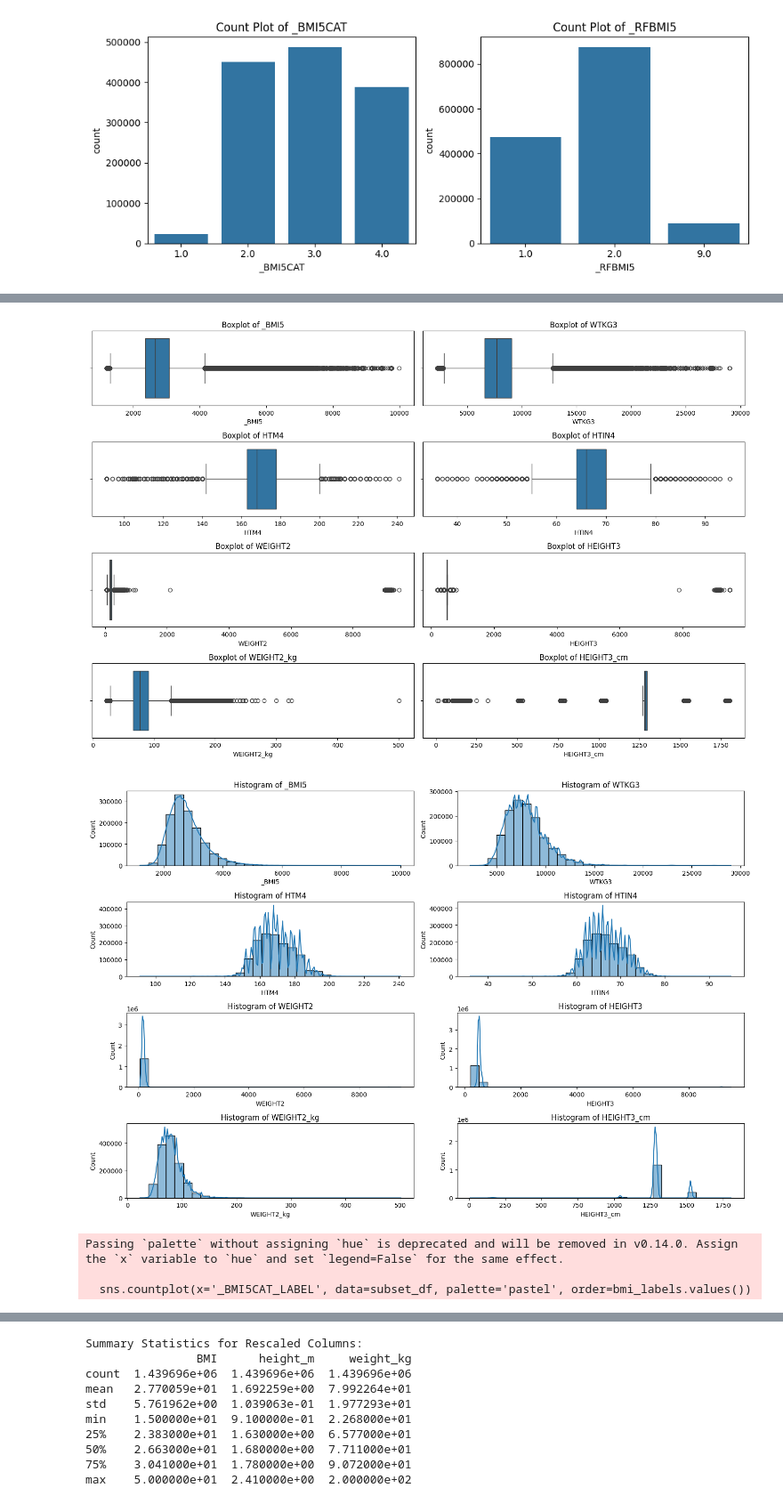
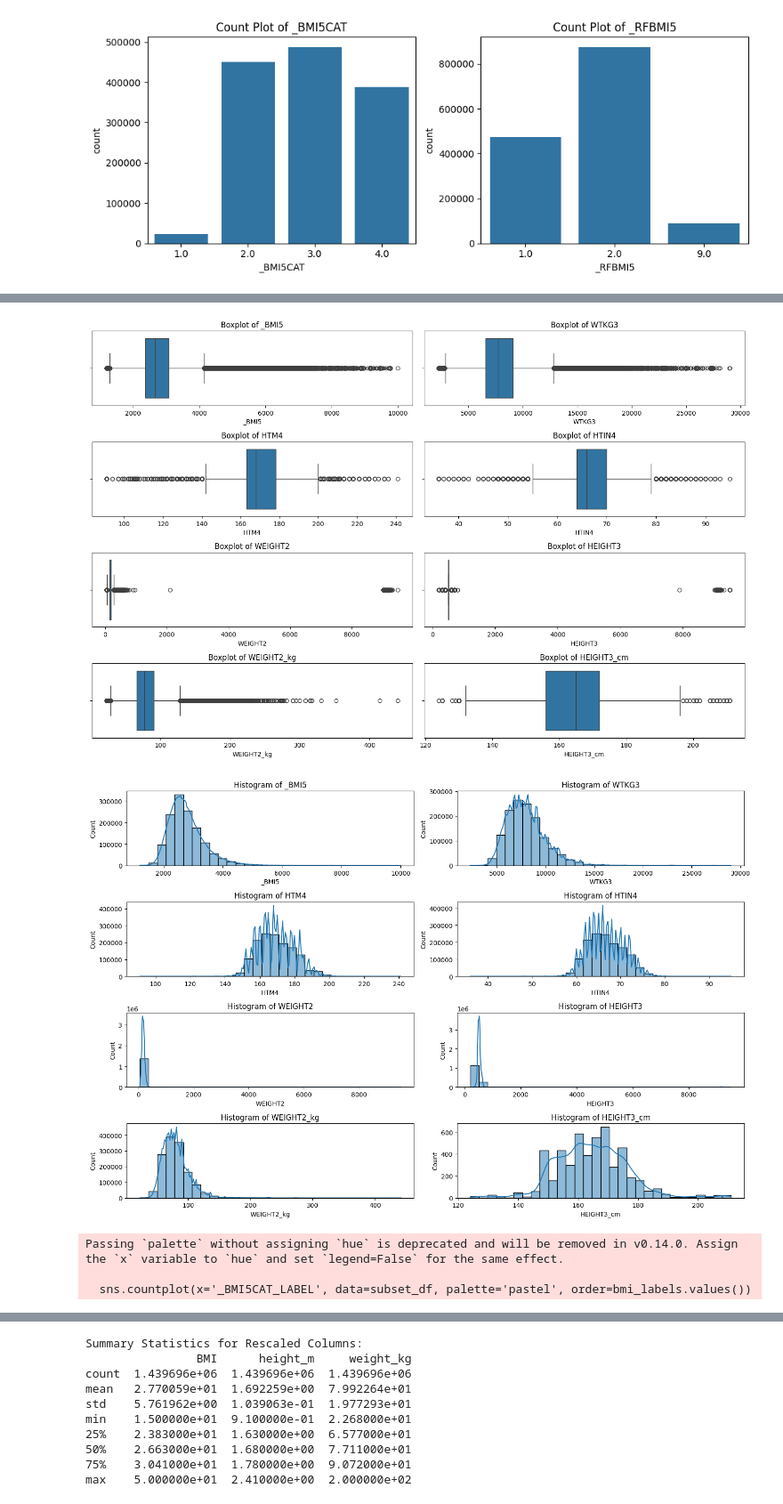
Before and after one commit to HasithaErandika/HealthIntel, a Jupyter notebook: notebooks/02_feature_engineering.ipynb, the cells around one changed output, grey strips where cells are left out. Shown at 89% size. Drawn from its saved outputs; the diff is of its cells as text; code cells hidden in the pictures.

```diff
--- a/notebooks/02_feature_engineering.ipynb
+++ b/notebooks/02_feature_engineering.ipynb
@@ -148,11 +148,13 @@ for col in continuous_cols:
 # Step 2: Convert units for consistency
 # Handle WEIGHT2 (pounds if <500, kg if 9000+)
 subset_df['WEIGHT2_kg'] = subset_df['WEIGHT2'].apply(
-    lambda x: x * 0.453592 if x < 500 else (x - 9000) if x >= 9000 else np.nan
+    lambda x: x * 0.453592 if (x >= 50 and x <= 999) else
+              (x - 9000) if (x >= 9023 and x <= 9200) else np.nan
 )
 # Handle HEIGHT3 (inches if <800, cm if 9000+)
 subset_df['HEIGHT3_cm'] = subset_df['HEIGHT3'].apply(
-    lambda x: x * 2.54 if x < 800 else (x - 9000) if x >= 9000 else np.nan
+    lambda x: x * 2.54 if (x >= 48 and x <= 96) else
+              (x - 9000) if (x >= 9122 and x <= 9244) else np.nan
 )
 
 # Downcast numerical columns for memory efficiency
@@ -272,15 +274,15 @@ std      3.911707e-05
 min      9.998165e-01
 25%      9.999641e-01
 50%      9.999976e-01
 75%      1.000018e+00
 max      1.000165e+00
 ... (64 lines left out)
 _RFBMI5
 1.0      473280       32.87
 2.0      875669       60.82
 9.0       90747        6.30
-[figure, old version]
+[figure, new version]
-[figure, old version]
+[figure, new version]
 Passing `palette` without assigning `hue` is deprecated and will be removed in v0.14.0. Assign the `x` variable to `hue` and set `legend=False` for the same effect.
 
   sns.countplot(x='_BMI5CAT_LABEL', data=subset_df, palette='pastel', order=bmi_labels.values())
```
Also changed, not shown: parts of 14 cells of this notebook, 5 other files.
